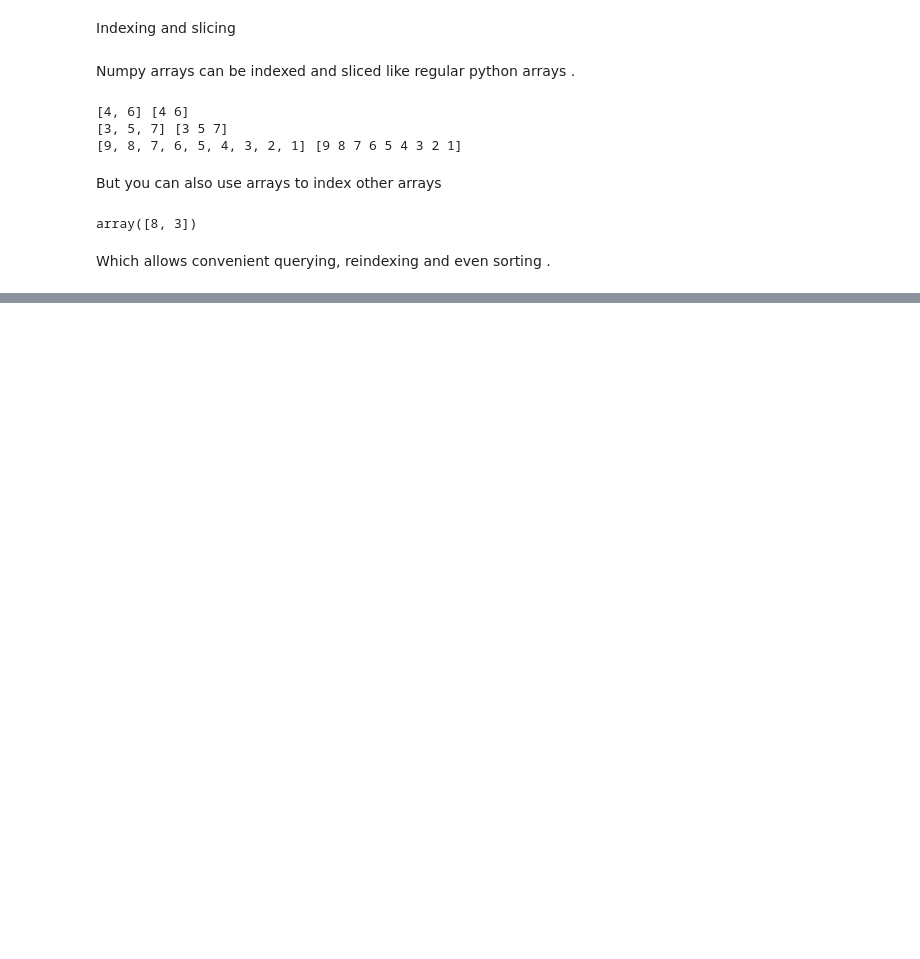
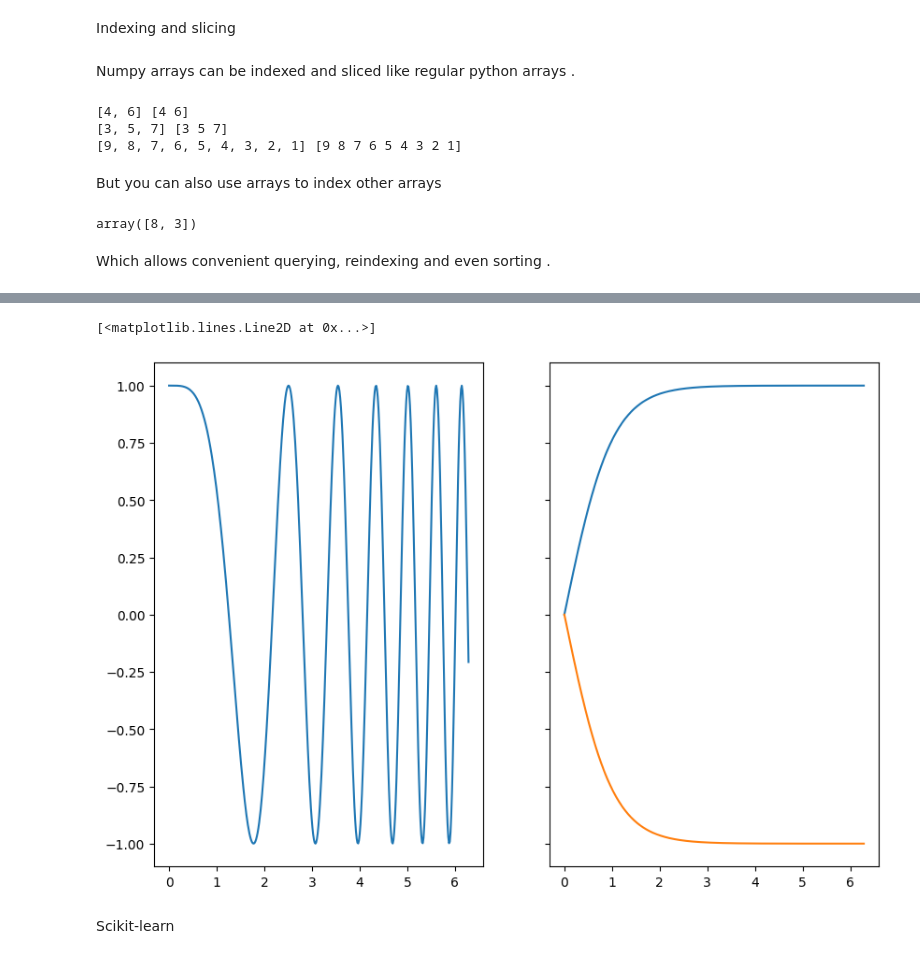
Before and after one commit to Youssra1999/ML_Projects, a Jupyter notebook: ML_Tutorials.ipynb, the cells around one changed output, grey strips where cells are left out. Drawn from its saved outputs; the diff is of its cells as text; code cells hidden in the pictures; blank space fills up the shorter version.

```diff
--- a/ML_Tutorials.ipynb
+++ b/ML_Tutorials.ipynb
@@ -71,0 +167,13 @@ print(ages < 50)
+# %%
+x = np.linspace(0, 2*np.pi, 400)
+y1 = np.tanh(x)
+y2 = np.cos(x**2)
+fig, axes = plt.subplots(1, 2, sharey=True)
+axes[1].plot(x, y1)
+axes[1].plot(x, -y1)
+axes[0].plot(x, y2)
+# %% [output]
+[<matplotlib.lines.Line2D at 0x...>]
+[figure, added]
+# %% [markdown]
+Scikit-learn
```
Also changed, not shown: parts of 20 cells of this notebook.
